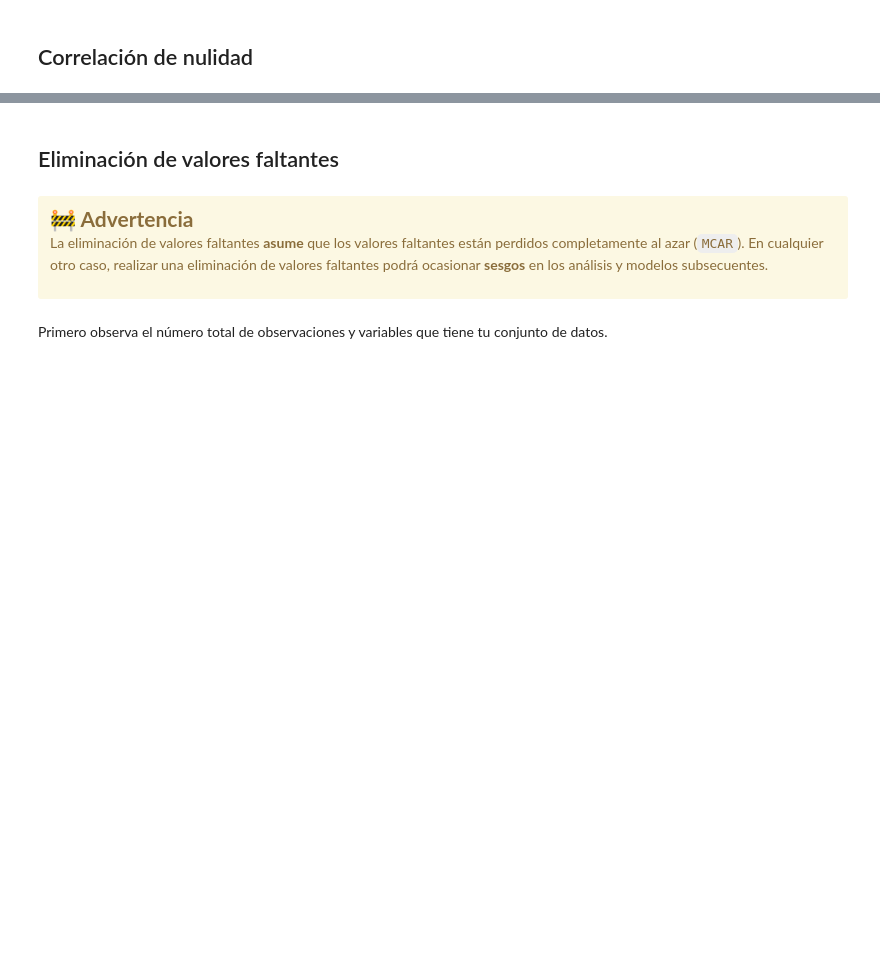
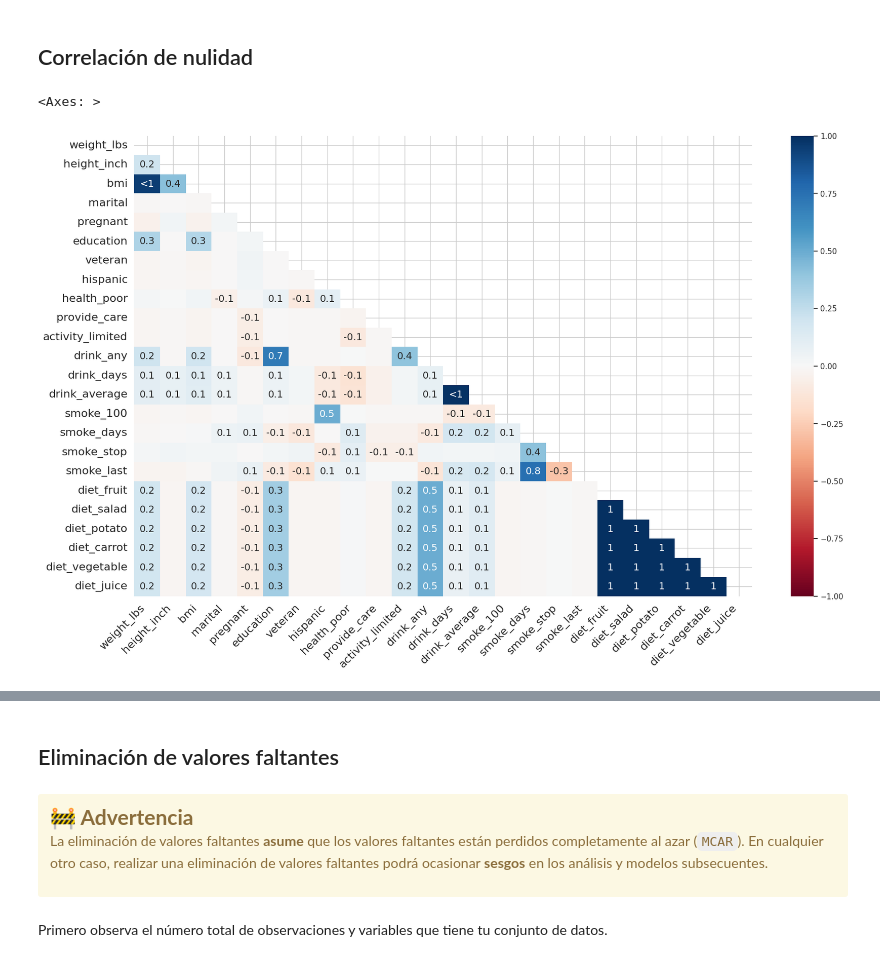
Before and after one commit to Alejolamilla/Missing-values-course, a Jupyter notebook: live-exploration-missing-values.ipynb, the cells around one changed output, grey strips where cells are left out. Drawn from its saved outputs; the diff is of its cells as text; code cells hidden in the pictures; blank space fills up the shorter version.

```diff
--- a/live-exploration-missing-values.ipynb
+++ b/live-exploration-missing-values.ipynb
@@ -819,2 +821,9 @@ AttributeError: 'Series' object has no attribute 'assign'
 # %% [markdown]
 ## Correlación de nulidad
+# %%
+missingno.heatmap(
+    df=riskfactors_df
+)
+# %% [output]
+<Axes: >
+[figure, added]
```
Also changed, not shown: parts of 3 cells of this notebook.
